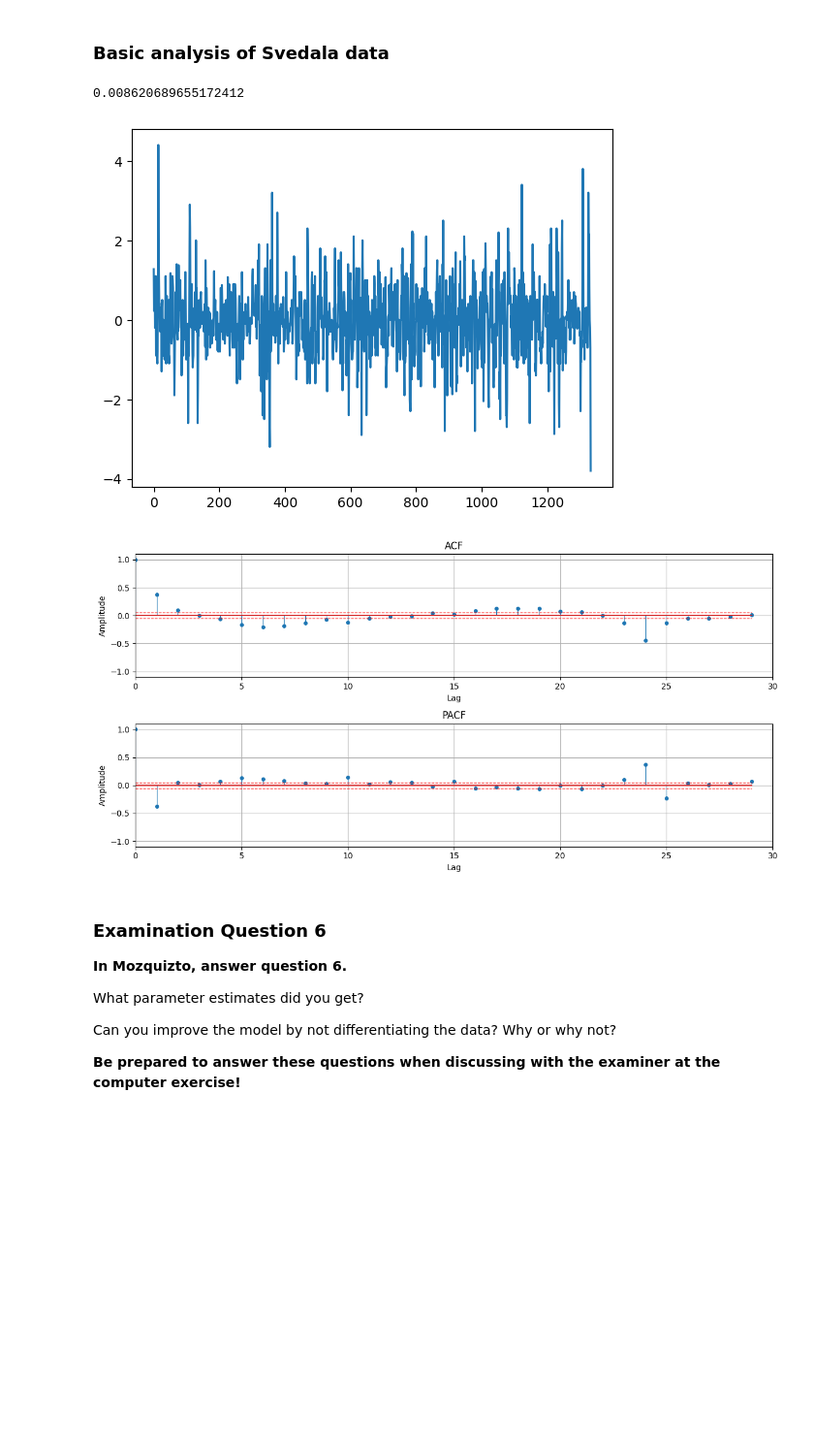
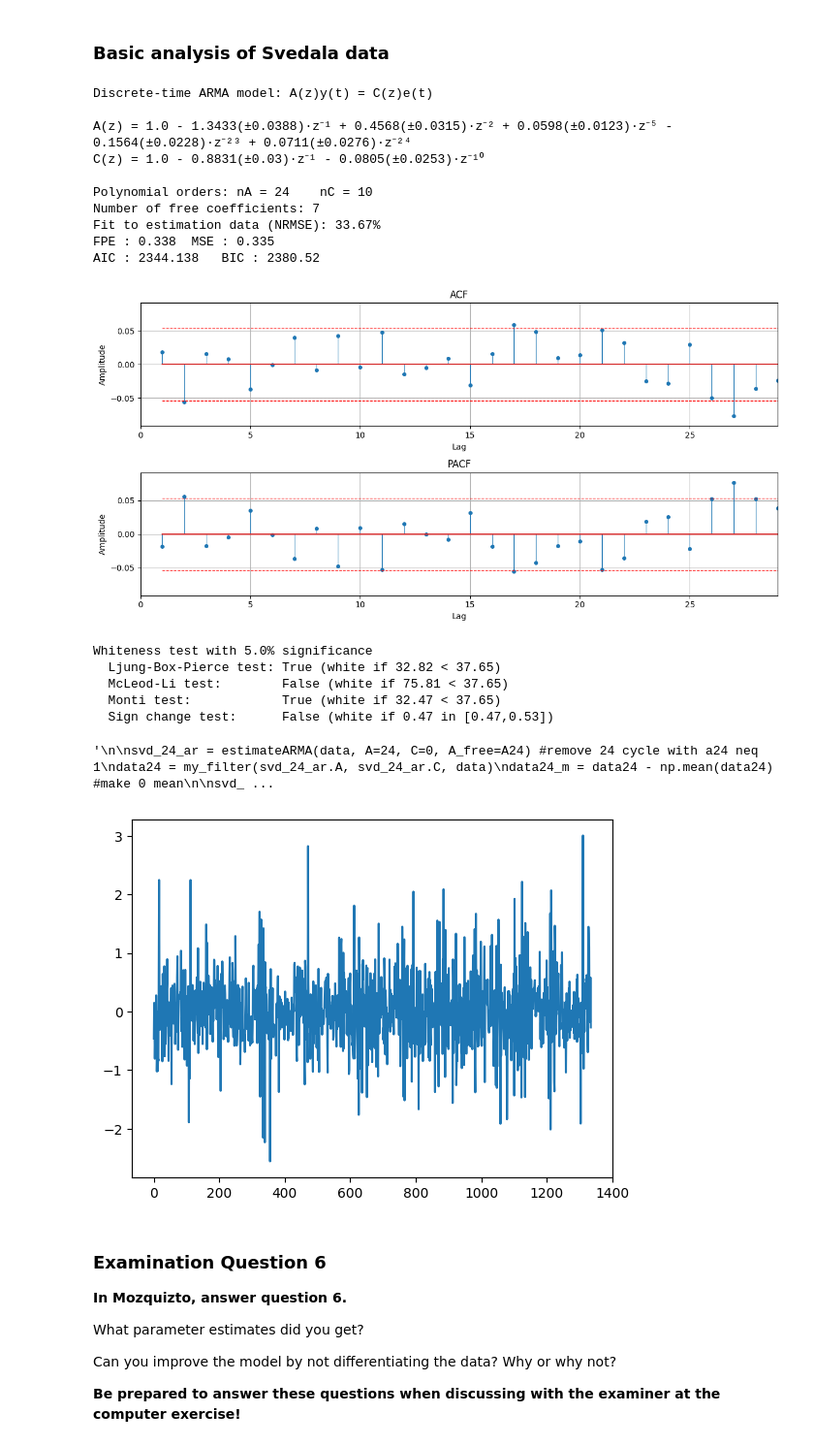
Before and after one commit to andreasjak/TimeSeriesAnalysis, a Jupyter notebook: labs/lab1.ipynb, the cells around one changed output. Shown at 97% size. Cells and saved outputs as stored; diff of their text form; code cells hidden in the pictures; blank space fills up the shorter version.

```diff
--- a/labs/lab1.ipynb
+++ b/labs/lab1.ipynb
@@ -232,7 +232,7 @@ It is only a couple of lines of code, but it will likely save you a lot of pain.
 # %%
 def my_filter(A, C, y):
     e_hat = signal.lfilter(A, C, y)
-    na = np.size(A)
+    na = np.size(A) - 1
     return e_hat[na:]
 # %% [markdown]
 ### Demonstration of Initial Sample Corruption
@@ -818,14 +818,64 @@ Whiteness test with 5.0% significance
 # %%
 # do some basic analysis on the data
 data = np.array(svedala)
-data12 = my_filter(A24, 1, data)
-data12_1 = my_filter(A1, 1, data12)
-plt.plot(data12_1)
-print(np.mean(data12_1))
+
+A24 = np.array([1]*3 + [0]*2 + [1] + [0]*17 + [1]*2)
+C24 = np.array([1] + [0]*23 + [1])
+
+diff_data = my_filter(np.array([1, -1]), 1, data)
+
+diff_data = diff_data - np.mean(diff_data)
+
+C_free = np.array([1]*2 + [0]*8 + [1])
+svd_arma2410 = estimateARMA(diff_data, A=24, C=10, A_free=A24, C_free=C_free, plot=False)
+
+e_hat = my_filter(svd_arma2410.A, svd_arma2410.C, diff_data)
+svd_arma2410.summary()
+plotACFnPACF(e_hat, includeZeroLag=False)
+whiteness_test(e_hat)
+plt.plot(e_hat)
+'''
+
+svd_24_ar = estimateARMA(data, A=24, C=0, A_free=A24) #remove 24 cycle with a24 neq 1
+data24 = my_filter(svd_24_ar.A, svd_24_ar.C, data)
+data24_m = data24 - np.mean(data24) #make 0 mean
+
+svd_24_ar2 = estimateARMA(data24_m, A=2, C=0, plot=False) #fit AR2
+data24_ar2 = my_filter(svd_24_ar2.A, svd_24_ar.C, data24)
+
+svd_24_arma21 = estimateARMA(data24_m, A=2, C=24, C_free=C24, plot=False) #fit ARMA(2,24)
+
+
+C_free = np.array([1] + [0]*23 + [1])
+A_free = np.array([1]*3 + [0] + [1] + [0]*18 + [1])
+svd_24_arma1024 = estimateARMA(data24_m, A=23, C=24, A_free=A_free, C_free=C_free, plot=False) #fit ARMA(10,24)
+
+svd_24_arma1024.summary()
+e_hat = my_filter(svd_24_arma1024.A, svd_24_arma1024.C, data24_m)
+plotACFnPACF(e_hat, includeZeroLag=False)
+whiteness_test(e_hat)
+normplot(e_hat)
+plt.plot(e_hat)
+'''
 # %% [output]
-0.008620689655172412
+Discrete-time ARMA model: A(z)y(t) = C(z)e(t)
+
+A(z) = 1.0 - 1.3433(±0.0388)·z⁻¹ + 0.4568(±0.0315)·z⁻² + 0.0598(±0.0123)·z⁻⁵ - 0.1564(±0.0228)·z⁻²³ + 0.0711(±0.0276)·z⁻²⁴
+C(z) = 1.0 - 0.8831(±0.03)·z⁻¹ - 0.0805(±0.0253)·z⁻¹⁰
+
+Polynomial orders: nA = 24    nC = 10
+Number of free coefficients: 7
+Fit to estimation data (NRMSE): 33.67%
+FPE : 0.338  MSE : 0.335
+AIC : 2344.138   BIC : 2380.52
-[figure, old version]
+[figure, new version]
+Whiteness test with 5.0% significance
+  Ljung-Box-Pierce test: True (white if 32.82 < 37.65)
+  McLeod-Li test:        False (white if 75.81 < 37.65)
+  Monti test:            True (white if 32.47 < 37.65)
+  Sign change test:      False (white if 0.47 in [0.47,0.53])
+'\n\nsvd_24_ar = estimateARMA(data, A=24, C=0, A_free=A24) #remove 24 cycle with a24 neq 1\ndata24 = my_filter(svd_24_ar.A, svd_24_ar.C, data)\ndata24_m = data24 - np.mean(data24) #make 0 mean\n\nsvd_ ...
-[figure, old version]
+[figure, new version]
 # %%
 # Do some modeling
 # %% [markdown]
```
Also changed, not shown: parts of 8 cells of this notebook.
